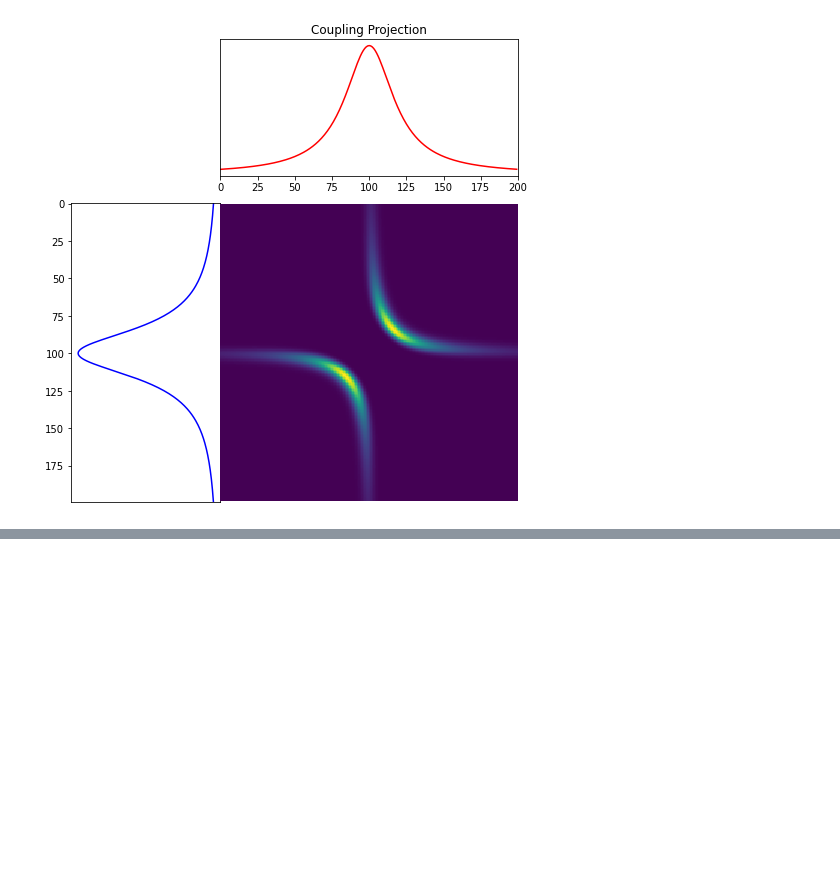
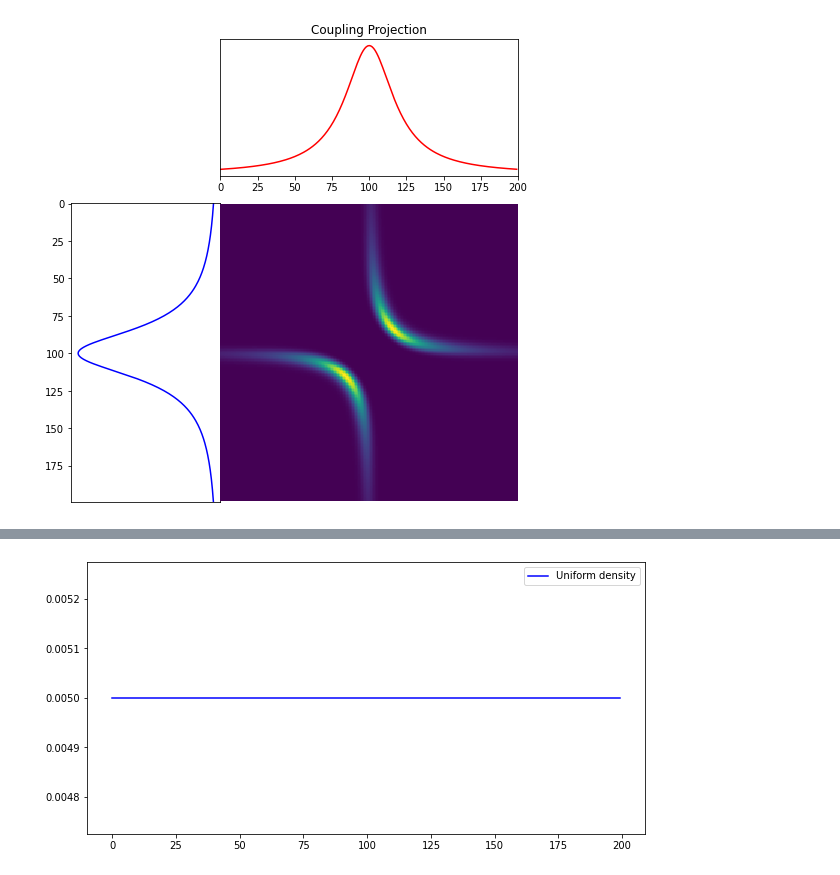
Before and after one commit to ramanakshay/Optimal-Transport, a Jupyter notebook: notebooks/dispersion_simulation.ipynb, the cells around one changed output, grey strips where cells are left out. Cells and saved outputs as stored; diff of their text form; code cells hidden in the pictures; blank space fills up the shorter version.

```diff
--- a/notebooks/dispersion_simulation.ipynb
+++ b/notebooks/dispersion_simulation.ipynb
@@ -418,0 +440,18 @@ print(table)
+# %%
+n = 2
+size = 200
+
+A = np.empty((n,size), float)
+# All marginals are the same
+for i in range(n):
+  A[i] = uniform_density(size)
+x = np.array([[i,] for i in range(size)]) # defining the space
+X = np.tile(x.T,(n,1))
+# %%
+#Plot Lorentzian dentisy distributions
+plt.figure(figsize=(10, 5))
+plt.plot(x, A[0], 'b',label = 'Uniform density')
+plt.legend()
+plt.show()
+# %% [output]
+[figure, added]
```
Also changed, not shown: parts of 48 cells of this notebook.
